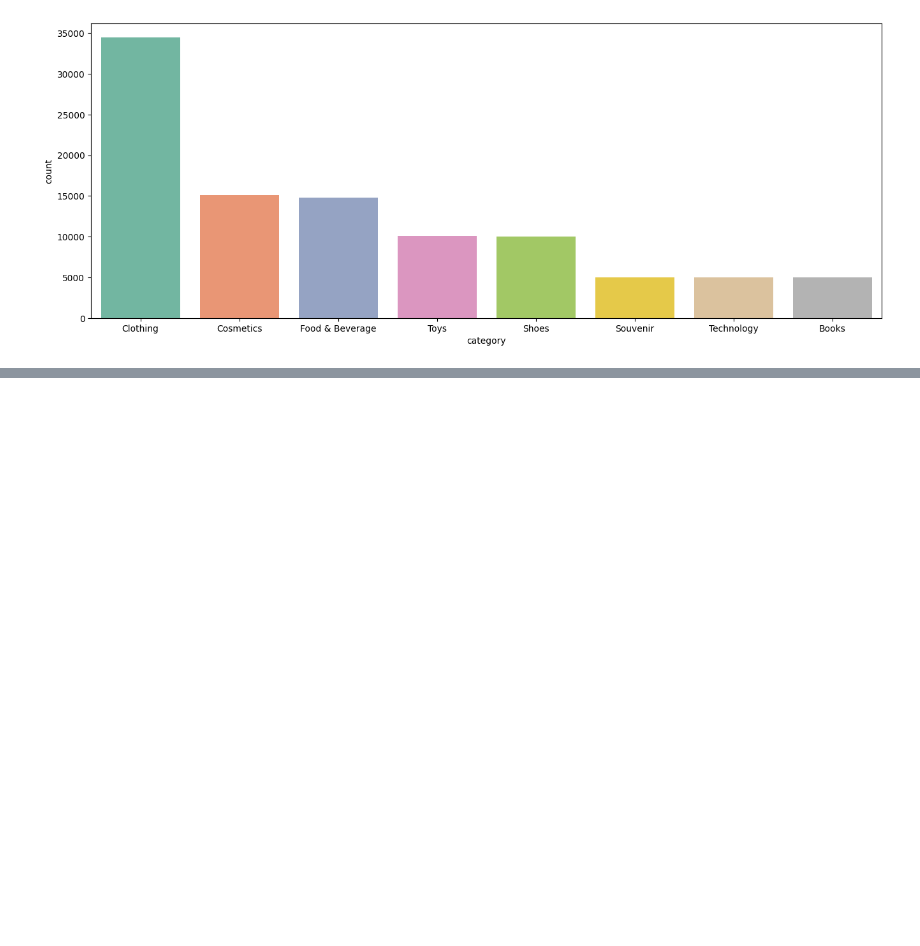
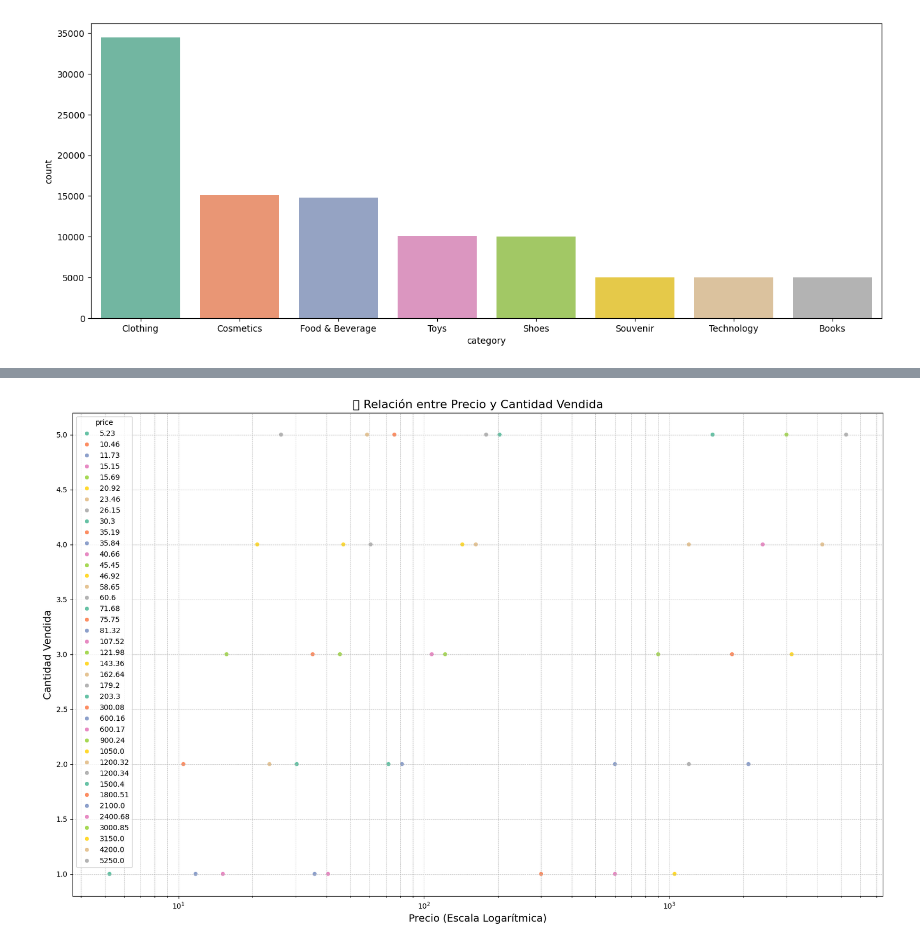
Before and after one commit to SebastianGomez5/etl-shopping-analytics, a Jupyter notebook: GraficasProyecto.ipynb, the cells around one changed output, grey strips where cells are left out. Drawn from its saved outputs; the diff is of its cells as text; code cells hidden in the pictures; blank space fills up the shorter version.

```diff
--- a/GraficasProyecto.ipynb
+++ b/GraficasProyecto.ipynb
@@ -153,0 +170,21 @@ plt.show()
+# %%
+# Relacion entre precio unitario y cantidad comprada
+
+data = invoice.merge(dim_product[['product_id', 'price']], how='left', on='product_id')
+
+plt.figure(figsize=(20, 12))
+
+# Crear el scatterplot
+ax = sns.scatterplot(x='price', y='quantity', data=data, hue='price', palette='Set2')
+
+# Aplicar escala logarítmica al eje X
+plt.xscale("log")
+
+# Ajustes adicionales
+plt.xlabel("Precio (Escala Logarítmica)", fontsize=14)
+plt.ylabel("Cantidad Vendida", fontsize=14)
+plt.title("📈 Relación entre Precio y Cantidad Vendida", fontsize=16)
+plt.grid(True, which="both", linestyle="--", linewidth=0.5)  # Agregar una cuadrícula suave
+plt.show()
+# %% [output]
+[figure, added]
```
Also changed, not shown: parts of 5 cells of this notebook.
